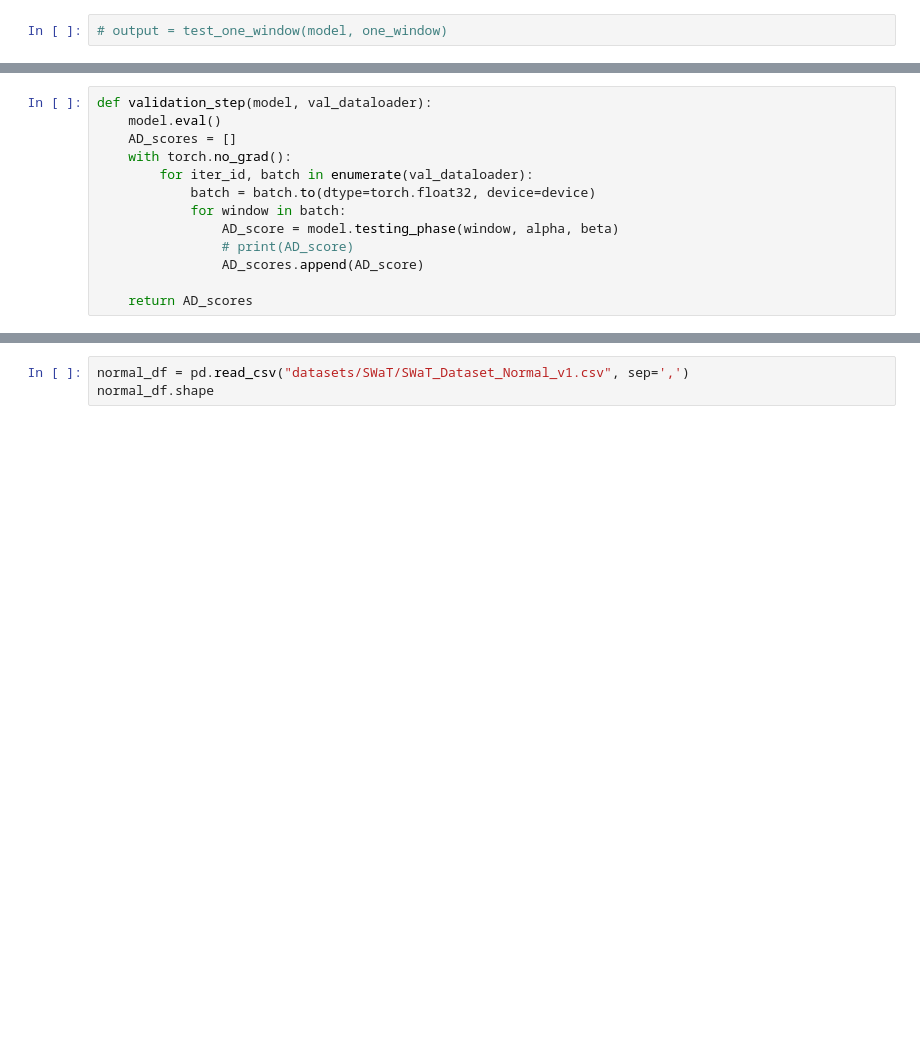
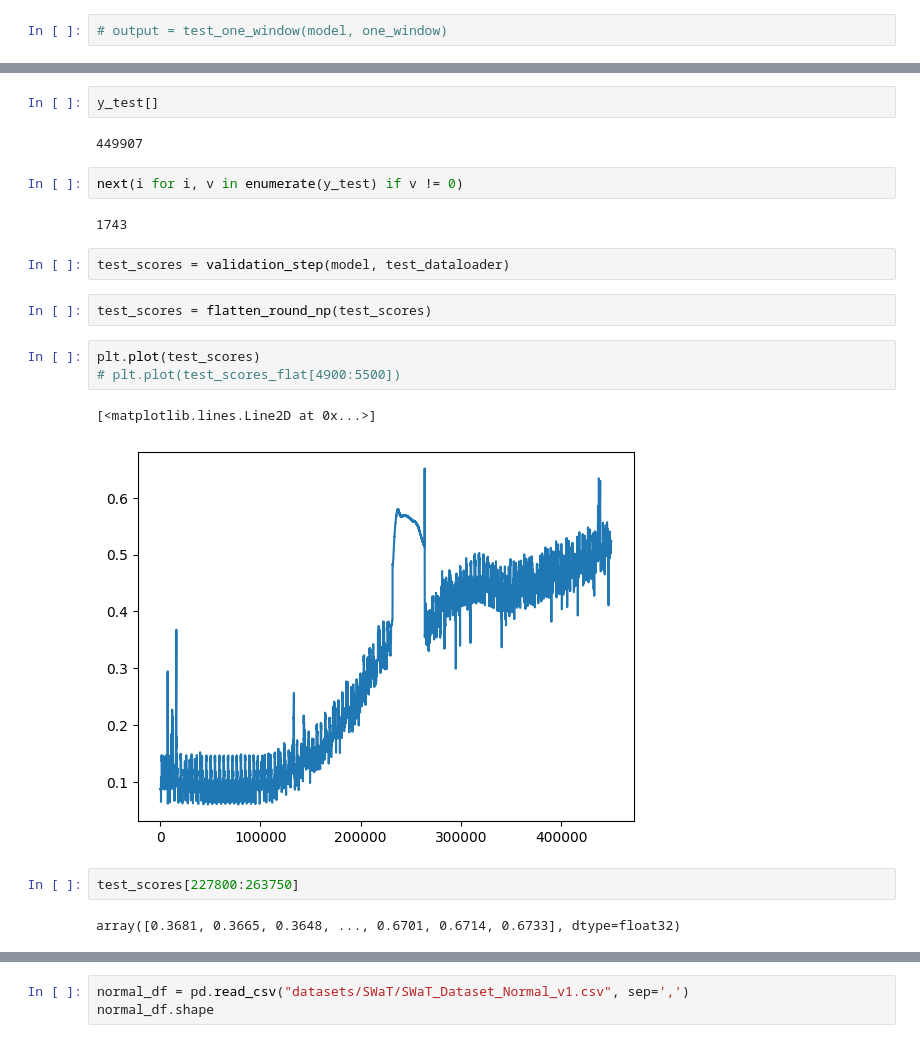
Before and after one commit to Colliquake/USAD, a Jupyter notebook: usad.ipynb, the cells around one changed output, grey strips where cells are left out. Cells and saved outputs as stored; diff of their text form; blank space fills up the shorter version.

```diff
--- a/usad.ipynb
+++ b/usad.ipynb
@@ -285,13 +286,0 @@ tensor(0.0124, device='cuda:0')
-# %%
-def validation_step(model, val_dataloader):
-    model.eval()
-    AD_scores = []
-    with torch.no_grad():
-        for iter_id, batch in enumerate(val_dataloader):
-            batch = batch.to(dtype=torch.float32, device=device)
-            for window in batch:
-                AD_score = model.testing_phase(window, alpha, beta)
-                # print(AD_score)
-                AD_scores.append(AD_score)
-
-    return AD_scores
@@ -303,0 +320,22 @@ AD_scores = validation_step(model, test_dataloader)
+# %%
+y_test[]
+# %% [output]
+449907
+# %%
+next(i for i, v in enumerate(y_test) if v != 0)
+# %% [output]
+1743
+# %%
+test_scores = validation_step(model, test_dataloader)
+# %%
+test_scores = flatten_round_np(test_scores)
+# %%
+plt.plot(test_scores)
+# plt.plot(test_scores_flat[4900:5500])
+# %% [output]
+[<matplotlib.lines.Line2D at 0x...>]
+[figure, added]
+# %%
+test_scores[227800:263750]
+# %% [output]
+array([0.3681, 0.3665, 0.3648, ..., 0.6701, 0.6714, 0.6733], dtype=float32)
```
Also changed, not shown: parts of 27 cells of this notebook, 6 other files.
